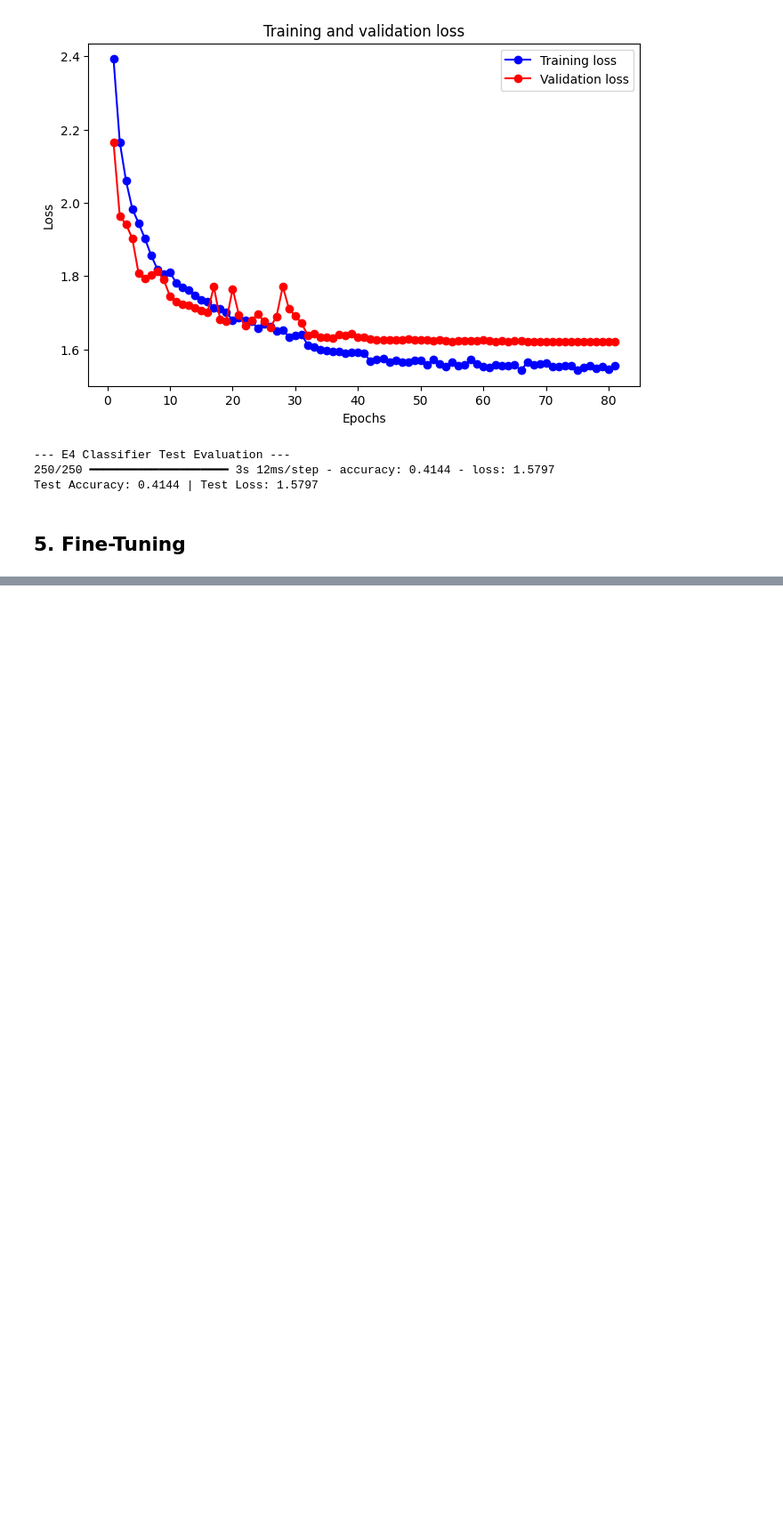
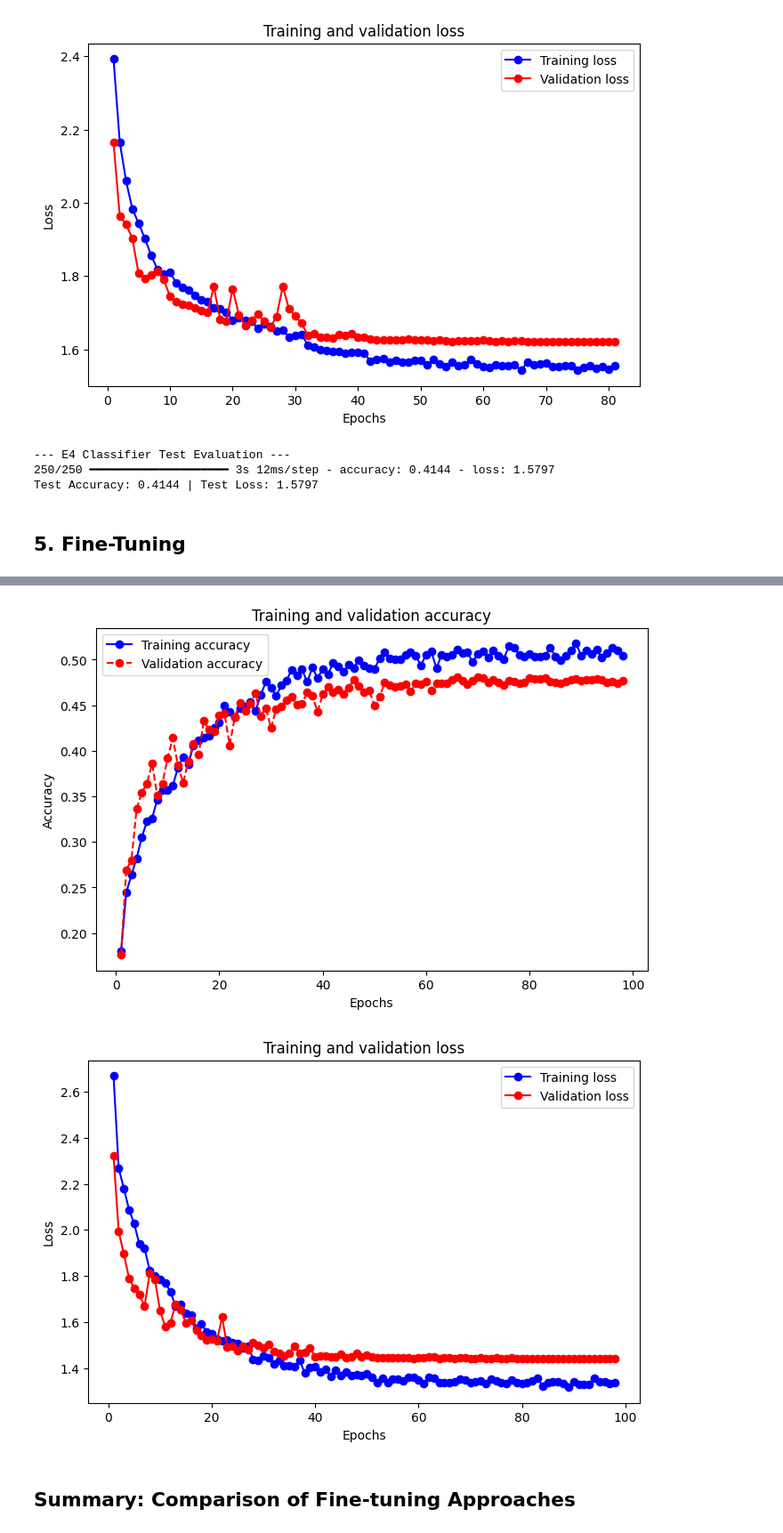
Before and after one commit to david-fm/dl-p3-latent-space, a Jupyter notebook: lab.ipynb, the cells around one changed output, grey strips where cells are left out. Shown at 89% size. Drawn from its saved outputs; the diff is of its cells as text; code cells hidden in the pictures; blank space fills up the shorter version.

```diff
--- a/lab.ipynb
+++ b/lab.ipynb
@@ -689,0 +1035,33 @@ Test Accuracy: 0.4144 | Test Loss: 1.5797
+# %%
+# Train Experiment 3
+reduce_lr_exp3 = ReduceLROnPlateau(
+    monitor='val_loss',
+    factor=0.5,
+    patience=5,
+    min_lr=1e-7,
+    verbose=1
+)
+
+early_stop_exp3 = EarlyStopping(
+    monitor='val_loss',
+    patience=15,
+    restore_best_weights=True,
+    verbose=1
+)
+
+print("Training Experiment 3: Full encoder fine-tuning...")
+history_exp3 = classifier_exp3.fit(
+    ds_train,
+    validation_data=ds_val,
+    epochs=100,
+    callbacks=[reduce_lr_exp3, early_stop_exp3],
+    verbose=1
+)
+
+print("\n" + "="*60)
+print("EXPERIMENT 3 RESULTS - Full encoder fine-tuning")
+print("="*60)
+print(f"Best val accuracy: {max(history_exp3.history['val_accuracy']):.4f}")
+print(f"Final train accuracy: {history_exp3.history['accuracy'][-1]:.4f}")
+print(f"Final val accuracy: {history_exp3.history['val_accuracy'][-1]:.4f}")
+print(f"Total epochs trained: {len(history_exp3.history['loss'])}")
@@ -689,0 +1086,6 @@ Test Accuracy: 0.4144 | Test Loss: 1.5797
+# %%
+# Plot Experiment 3 learning curves
+plot(history_exp3)
+# %% [output]
+[figure, added]
+[figure, added]
@@ -689,0 +1094,2 @@ Test Accuracy: 0.4144 | Test Loss: 1.5797
+# %% [markdown]
+## Summary: Comparison of Fine-tuning Approaches
```
Also changed, not shown: parts of 16 cells of this notebook.
